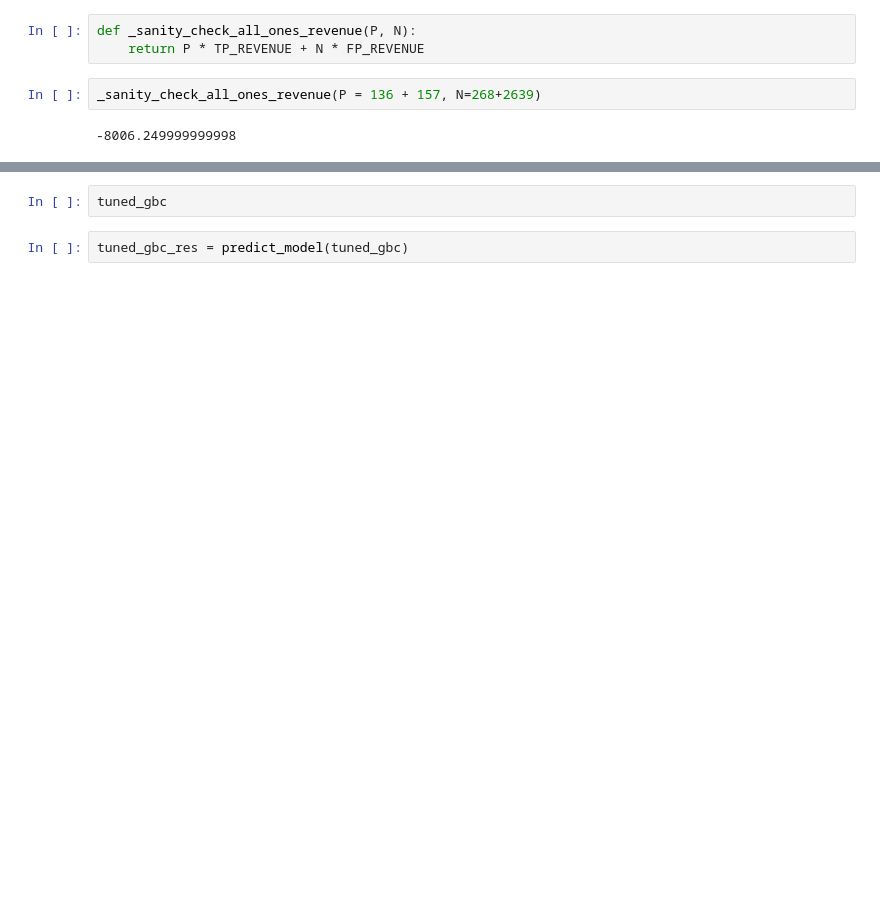
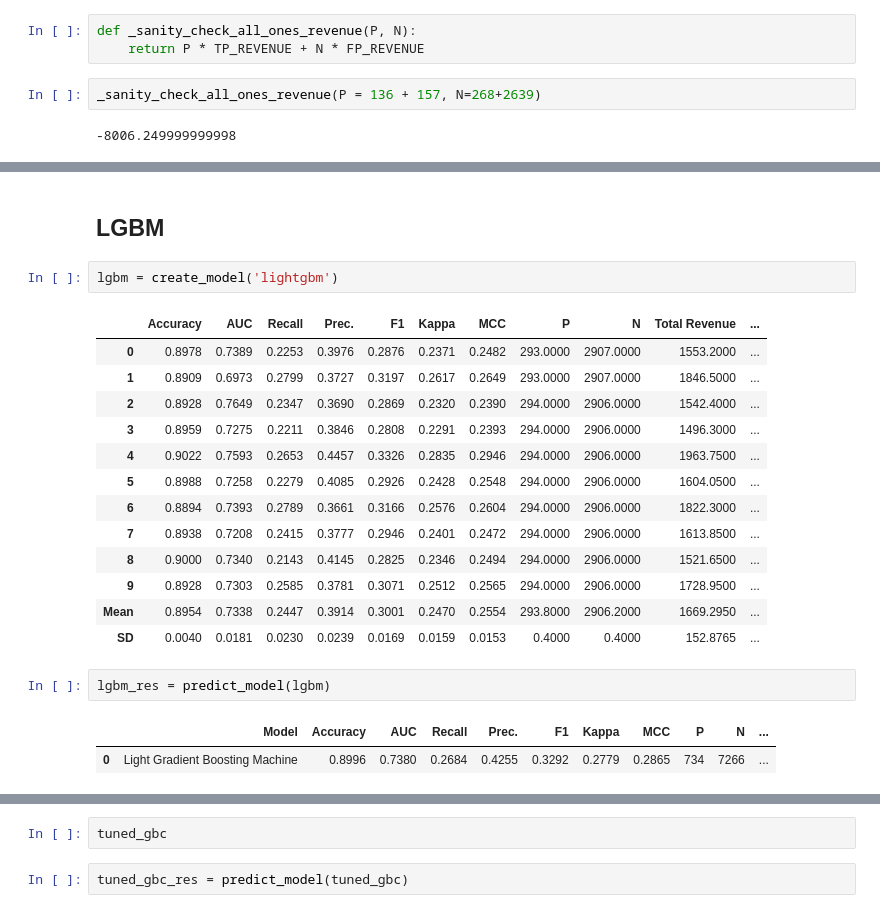
Before and after one commit to shaypal5/mba_ds_project, a Jupyter notebook: notebooks/pycaret_play.ipynb, the cells around one changed output, grey strips where cells are left out. Drawn from its saved outputs; the diff is of its cells as text; blank space fills up the shorter version.

```diff
--- a/notebooks/pycaret_play.ipynb
+++ b/notebooks/pycaret_play.ipynb
@@ -303,0 +397,23 @@ gbc_res = predict_model(gbc)
+# %% [markdown]
+## LGBM
+# %%
+lgbm = create_model('lightgbm')
+# %% [output]
+|  | Accuracy | AUC | Recall | Prec. | F1 | Kappa | MCC | P | N | Total Revenue | ... |
+| 0 | 0.8978 | 0.7389 | 0.2253 | 0.3976 | 0.2876 | 0.2371 | 0.2482 | 293.0000 | 2907.0000 | 1553.2000 | ... |
+| 1 | 0.8909 | 0.6973 | 0.2799 | 0.3727 | 0.3197 | 0.2617 | 0.2649 | 293.0000 | 2907.0000 | 1846.5000 | ... |
+| 2 | 0.8928 | 0.7649 | 0.2347 | 0.3690 | 0.2869 | 0.2320 | 0.2390 | 294.0000 | 2906.0000 | 1542.4000 | ... |
+| 3 | 0.8959 | 0.7275 | 0.2211 | 0.3846 | 0.2808 | 0.2291 | 0.2393 | 294.0000 | 2906.0000 | 1496.3000 | ... |
+| 4 | 0.9022 | 0.7593 | 0.2653 | 0.4457 | 0.3326 | 0.2835 | 0.2946 | 294.0000 | 2906.0000 | 1963.7500 | ... |
+| 5 | 0.8988 | 0.7258 | 0.2279 | 0.4085 | 0.2926 | 0.2428 | 0.2548 | 294.0000 | 2906.0000 | 1604.0500 | ... |
+| 6 | 0.8894 | 0.7393 | 0.2789 | 0.3661 | 0.3166 | 0.2576 | 0.2604 | 294.0000 | 2906.0000 | 1822.3000 | ... |
+| 7 | 0.8938 | 0.7208 | 0.2415 | 0.3777 | 0.2946 | 0.2401 | 0.2472 | 294.0000 | 2906.0000 | 1613.8500 | ... |
+| 8 | 0.9000 | 0.7340 | 0.2143 | 0.4145 | 0.2825 | 0.2346 | 0.2494 | 294.0000 | 2906.0000 | 1521.6500 | ... |
+| 9 | 0.8928 | 0.7303 | 0.2585 | 0.3781 | 0.3071 | 0.2512 | 0.2565 | 294.0000 | 2906.0000 | 1728.9500 | ... |
+| Mean | 0.8954 | 0.7338 | 0.2447 | 0.3914 | 0.3001 | 0.2470 | 0.2554 | 293.8000 | 2906.2000 | 1669.2950 | ... |
+| SD | 0.0040 | 0.0181 | 0.0230 | 0.0239 | 0.0169 | 0.0159 | 0.0153 | 0.4000 | 0.4000 | 152.8765 | ... |
+# %%
+lgbm_res = predict_model(lgbm)
+# %% [output]
+|  | Model | Accuracy | AUC | Recall | Prec. | F1 | Kappa | MCC | P | N | ... |
+| 0 | Light Gradient Boosting Machine | 0.8996 | 0.7380 | 0.2684 | 0.4255 | 0.3292 | 0.2779 | 0.2865 | 734 | 7266 | ... |
```
Also changed, not shown: parts of 30 cells of this notebook, 7 other files.
